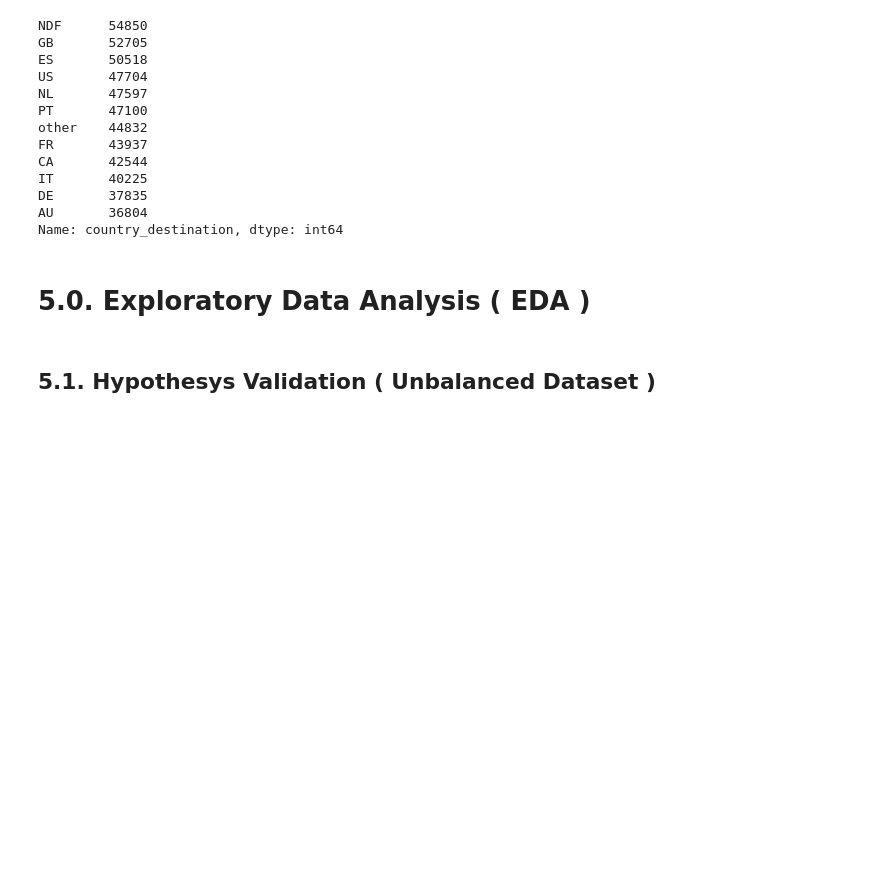
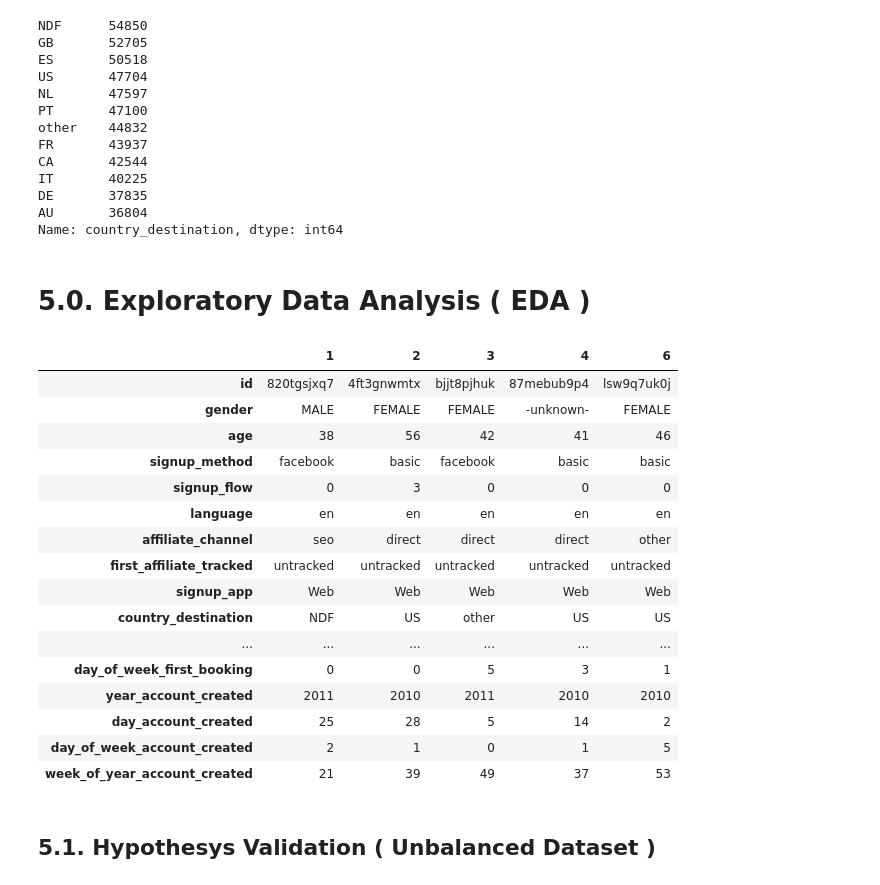
Before and after one commit to alessandra-barbosa/airbnb_predict_first_booking, a Jupyter notebook: 07_ab_Exploratory_Data_Analysis_Correlation.ipynb, the cells around one changed output. Cells and saved outputs as stored; diff of their text form; code cells hidden in the pictures; blank space fills up the shorter version.

```diff
--- a/07_ab_Exploratory_Data_Analysis_Correlation.ipynb
+++ b/07_ab_Exploratory_Data_Analysis_Correlation.ipynb
@@ -684,3 +684,23 @@ df52 = df4.copy()
+# %%
+df52.head().T
+# %% [output]
+|  | 1 | 2 | 3 | 4 | 6 |
+| id | 820tgsjxq7 | 4ft3gnwmtx | bjjt8pjhuk | 87mebub9p4 | lsw9q7uk0j |
+| gender | MALE | FEMALE | FEMALE | -unknown- | FEMALE |
+| age | 38 | 56 | 42 | 41 | 46 |
+| signup_method | facebook | basic | facebook | basic | basic |
+| signup_flow | 0 | 3 | 0 | 0 | 0 |
+| language | en | en | en | en | en |
+| affiliate_channel | seo | direct | direct | direct | other |
+| first_affiliate_tracked | untracked | untracked | untracked | untracked | untracked |
+| signup_app | Web | Web | Web | Web | Web |
+| country_destination | NDF | US | other | US | US |
+| ... | ... | ... | ... | ... | ... |
+| day_of_week_first_booking | 0 | 0 | 5 | 3 | 1 |
+| year_account_created | 2011 | 2010 | 2011 | 2010 | 2010 |
+| day_account_created | 25 | 28 | 5 | 14 | 2 |
+| day_of_week_account_created | 2 | 1 | 0 | 1 | 5 |
+| week_of_year_account_created | 21 | 39 | 49 | 37 | 53 |
 # %% [markdown]
 ## 5.1. Hypothesys Validation ( Unbalanced Dataset )
 # %% [markdown]
```
Also changed, not shown: parts of 12 cells of this notebook, 3 other files.
